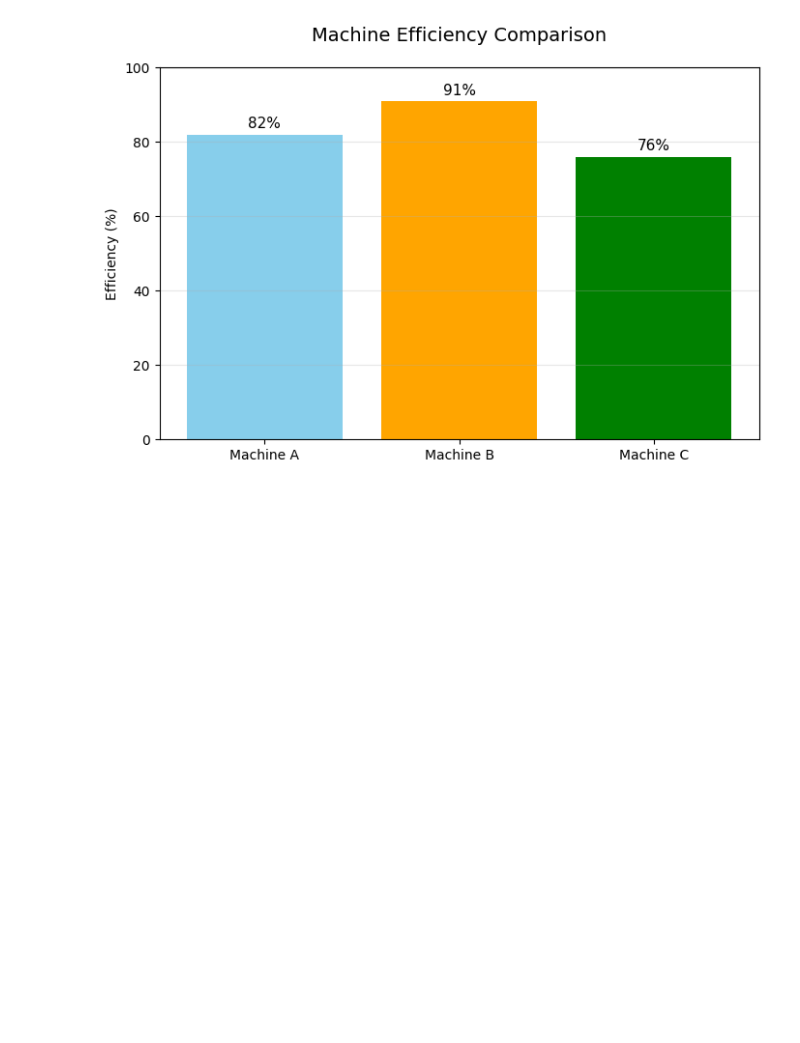
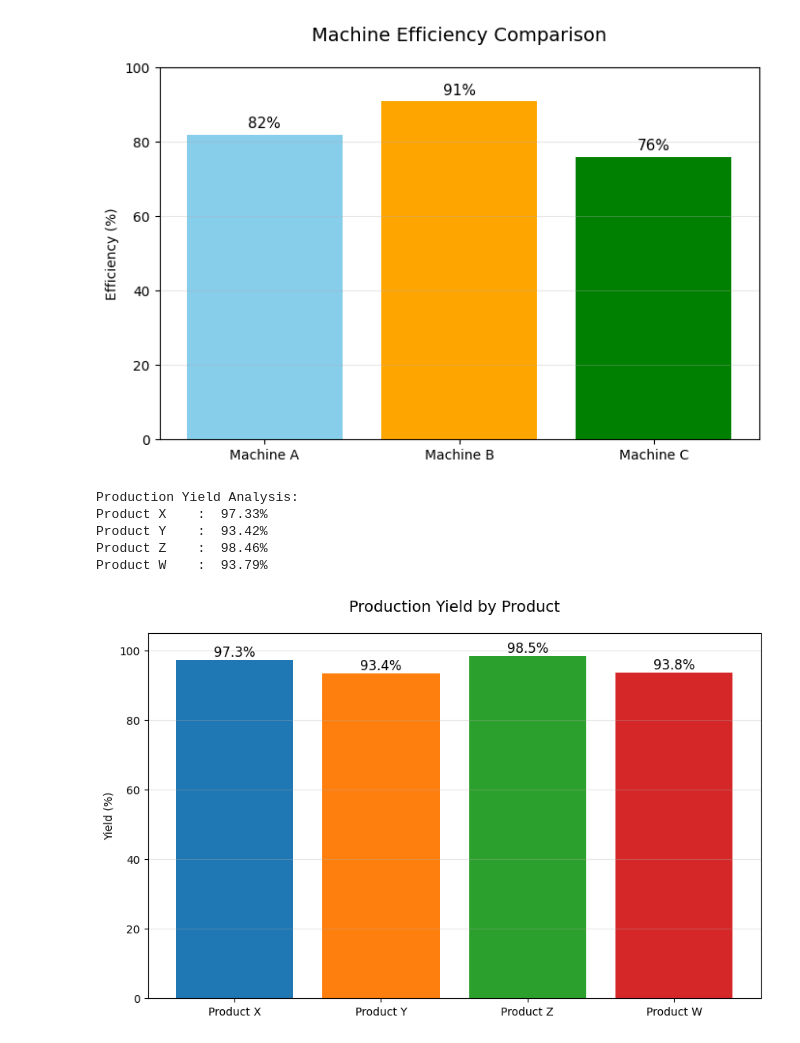
Before and after one commit to VeliCanDCFL/jupyter-practice, a Jupyter notebook: my_first_notebook.ipynb, the cells around one changed output. Cells and saved outputs as stored; diff of their text form; code cells hidden in the pictures; blank space fills up the shorter version.

```diff
--- a/my_first_notebook.ipynb
+++ b/my_first_notebook.ipynb
@@ -52,3 +52,57 @@ plt.grid(axis='y', alpha=0.3)
 plt.show()
 # %% [output]
 [figure]
+# %%
+from typing import List, Tuple
+
+def calculate_yield(produced: int, defective: int) -> float:
+    """Calculate the yield percentage of a production batch.
+
+    Args:
+        produced: Number of units produced
+        defective: Number of defective units
+
+    Returns:
+        Yield percentage (0-100)
+    """
+    if produced <= 0:
+        return 0.0
+    return ((produced - defective) / produced) * 100
+
+# Test data - Production Line
+products: List[str] = ["Product X", "Product Y", "Product Z", "Product W"]
+produced: List[int] = [450, 380, 520, 290]
+defective: List[int] = [12, 25, 8, 18]
+
+# Calculate yields
+yields = [calculate_yield(p, d) for p, d in zip (produced, defective)]
+
+# Display results
+print("Production Yield Analysis: ")
+for p, y in zip(products, yields):
+    print(f"{p:12} : {y:6.2f}%")
+# %% [output]
+Production Yield Analysis:
+Product X    :  97.33%
+Product Y    :  93.42%
+Product Z    :  98.46%
+Product W    :  93.79%
+# %%
+import matplotlib.pyplot as plt
+
+# Plot
+plt.figure(figsize=(10, 6))
+bars = plt.bar(products, yields, color=['#1f77b4', '#ff7f0e', '#2ca02c', '#d62728'])
+
+for bar in bars:
+    height = bar.get_height()
+    plt.text(bar.get_x() + bar.get_width()/2, height + 1,
+             f'{height:.1f}%', ha='center', fontsize=12)
+
+plt.title('Production Yield by Product', fontsize=14, pad=20)
+plt.ylabel('Yield (%)')
+plt.ylim(0, 105)
+plt.grid(axis='y', alpha=0.3)
+plt.show()
+# %% [output]
+[figure, added]
```
Also changed, not shown: parts of 5 cells of this notebook.
